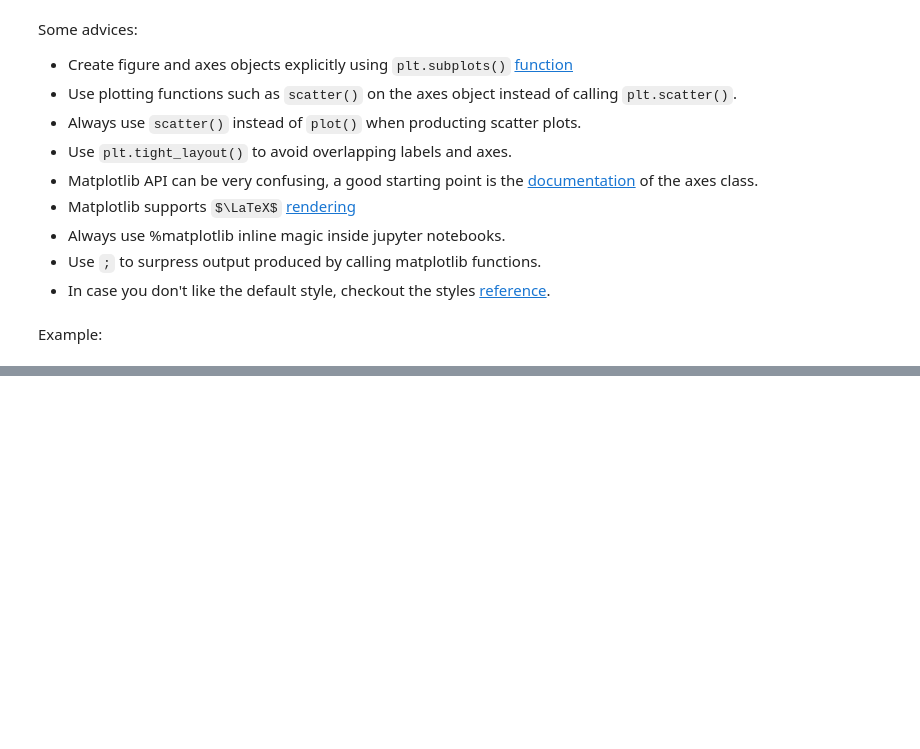
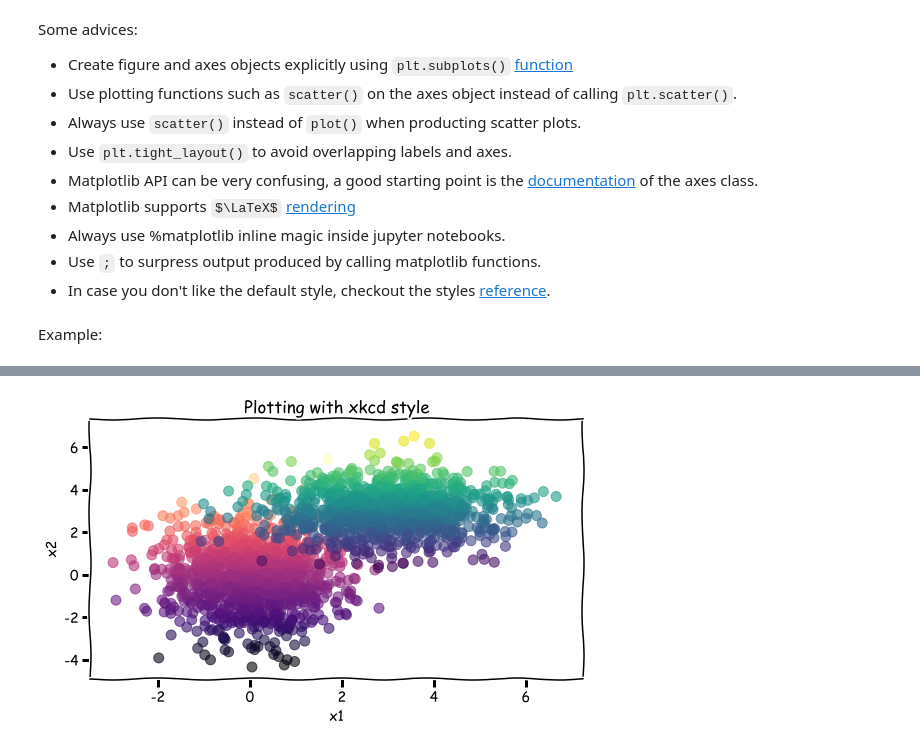
Before and after one commit to mmarius/nnia-tutorial, a Jupyter notebook: assignment-3/tutorial3-marius.ipynb, the cells around one changed output, grey strips where cells are left out. Cells and saved outputs as stored; diff of their text form; code cells hidden in the pictures; some formulas as TeX source; blank space fills up the shorter version.

Commit message:
Added xkcd style plot

```diff
--- a/assignment-3/tutorial3-marius.ipynb
+++ b/assignment-3/tutorial3-marius.ipynb
@@ -435,0 +438,26 @@ with plt.style.context('fivethirtyeight'):
+# %%
+# Let's create a figure using a xkcd style
+
+# Enable latex support
+from matplotlib import rc
+rc('text', usetex=False)
+plt.xkcd()
+
+fig, axes = plt.subplots(nrows=1, ncols=1)
+axes.scatter(x1, y1, marker='o', alpha=0.6, label="cluster 1", c=y1, s=1e2, cmap='magma')
+axes.scatter(x2, y2, marker='o', alpha=0.6, label="cluster 2", c=y2, s=1e2, cmap='viridis')
+
+axes.set_title('Plotting with xkcd style')
+axes.set_xlabel('x1', fontsize=14)
+axes.set_ylabel('x2', fontsize=14)
+
+# Display legend
+# axes.legend(loc='upper left')
+
+# Specify size and layout
+width  = 8.0
+height = width / 1.618
+fig.set_size_inches(width, height)
+plt.tight_layout();
+# %% [output]
+[figure, added]
```
Also changed, not shown: parts of 6 cells of this notebook.
